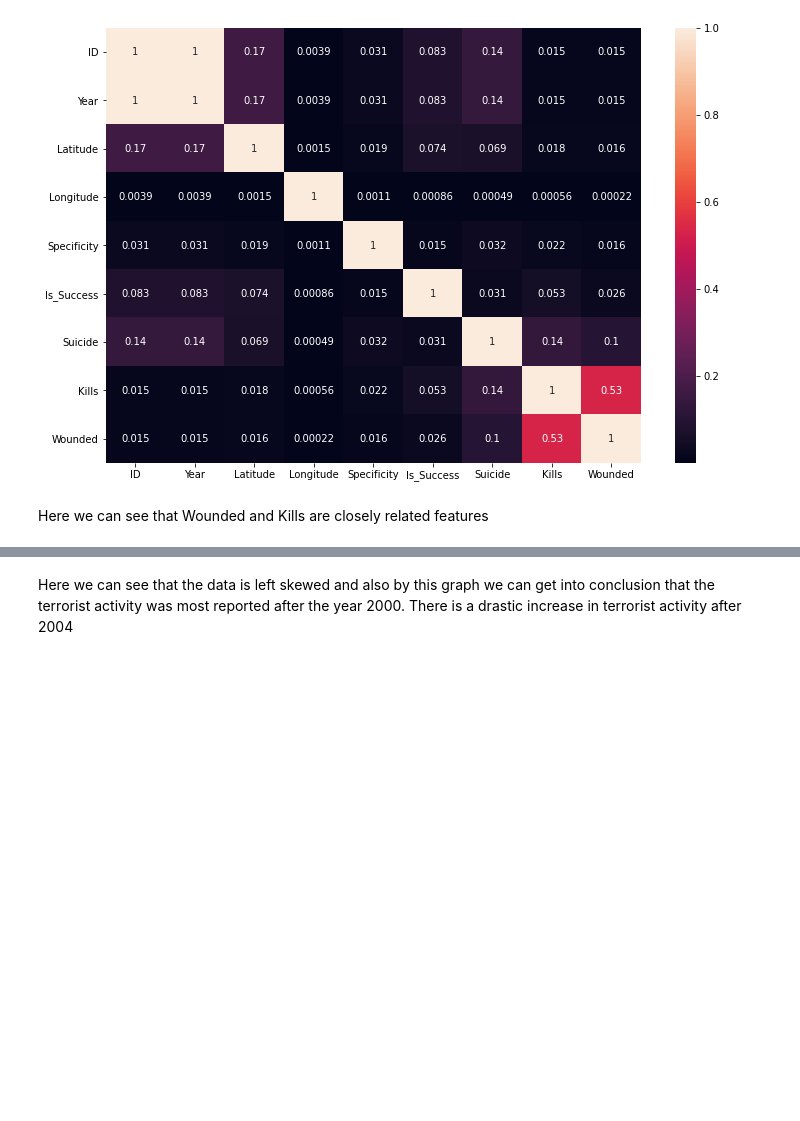
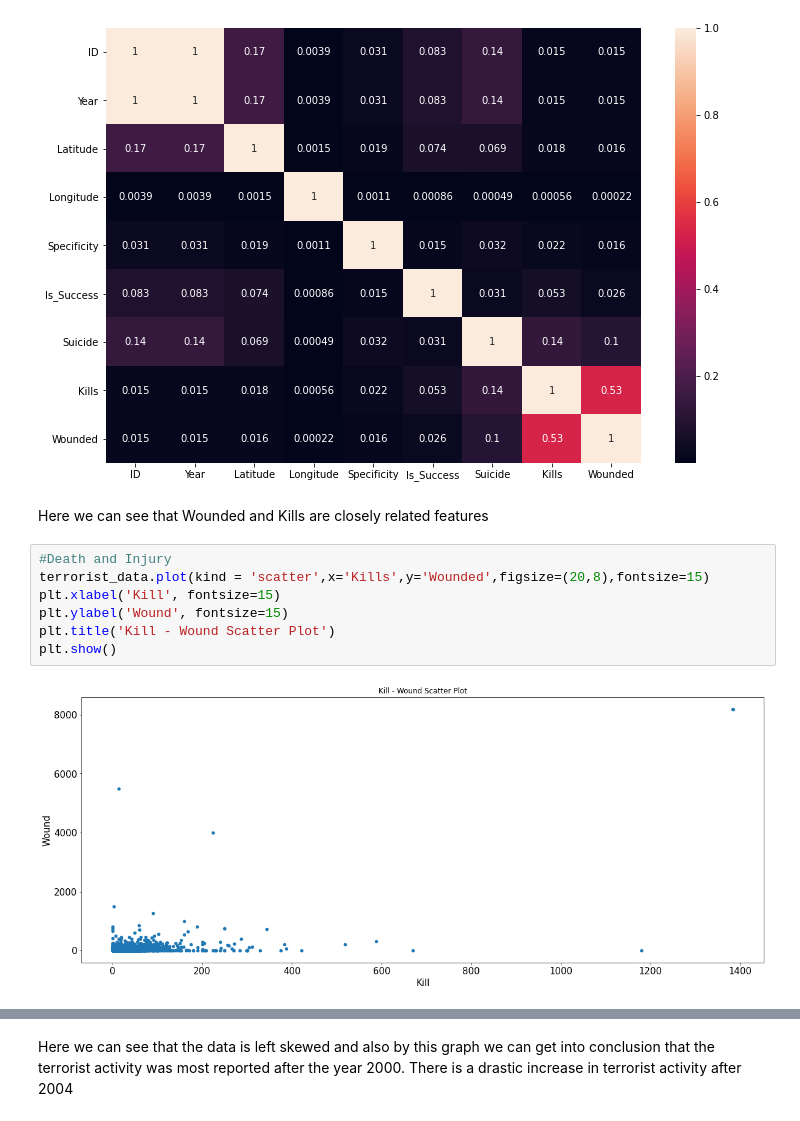
Before and after one commit to Sandeep2111/Global_Terrorism_Analysis, a Jupyter notebook: Global_Terrorism_Analysis_Capstone_Project.ipynb, the cells around one changed output, grey strips where cells are left out. Cells and saved outputs as stored; diff of their text form; blank space fills up the shorter version.

```diff
--- a/Global_Terrorism_Analysis_Capstone_Project.ipynb
+++ b/Global_Terrorism_Analysis_Capstone_Project.ipynb
@@ -223,3 +233,12 @@ sns.heatmap(terrorist_data.corr().abs(),annot=True,)
 [figure]
 # %% [markdown]
 Here we can see that Wounded and Kills are closely related features
+# %%
+#Death and Injury
+terrorist_data.plot(kind = 'scatter',x='Kills',y='Wounded',figsize=(20,8),fontsize=15)
+plt.xlabel('Kill', fontsize=15)
+plt.ylabel('Wound', fontsize=15)
+plt.title('Kill - Wound Scatter Plot')
+plt.show()
+# %% [output]
+[figure, added]
```
Also changed, not shown: parts of 24 cells of this notebook.
